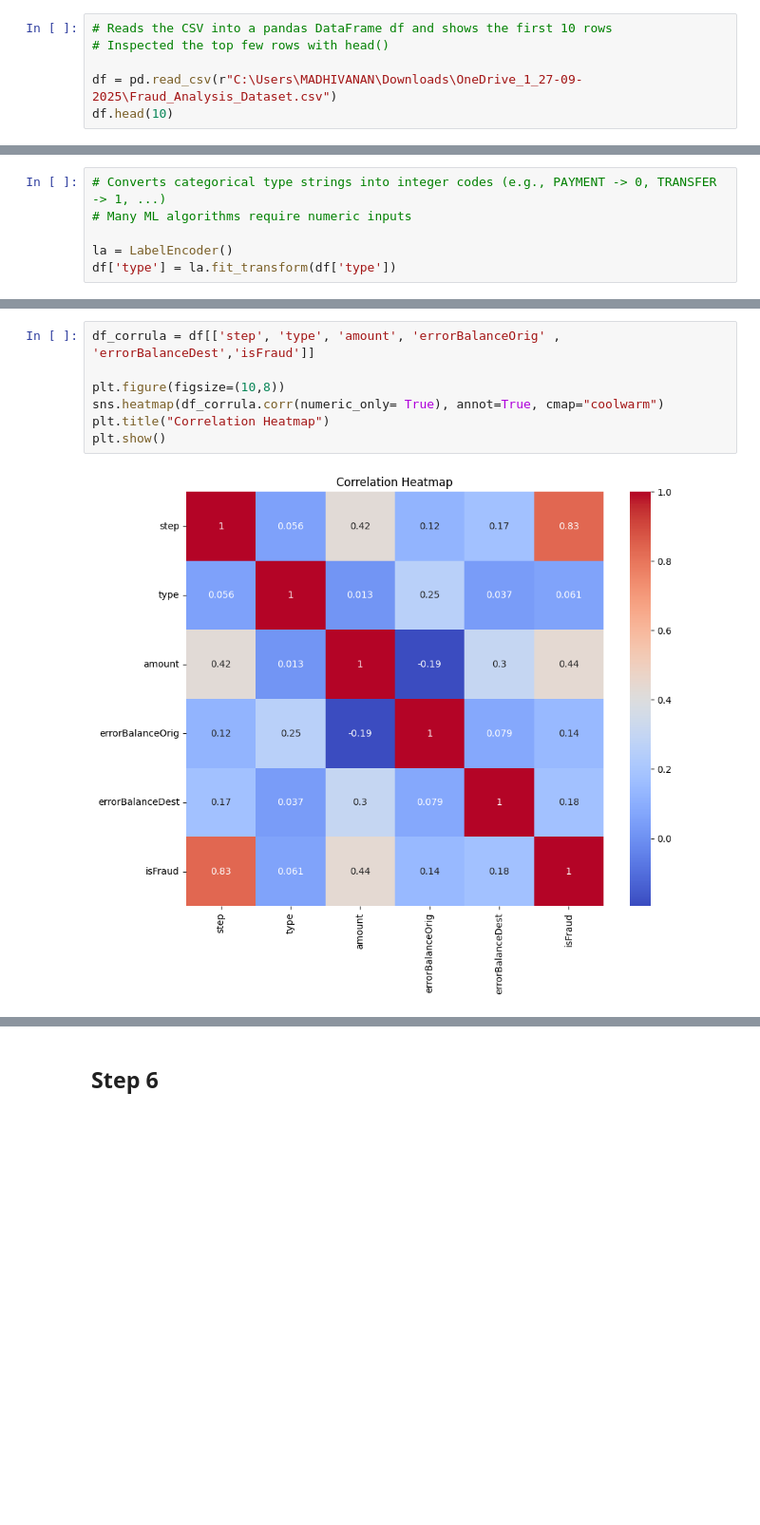
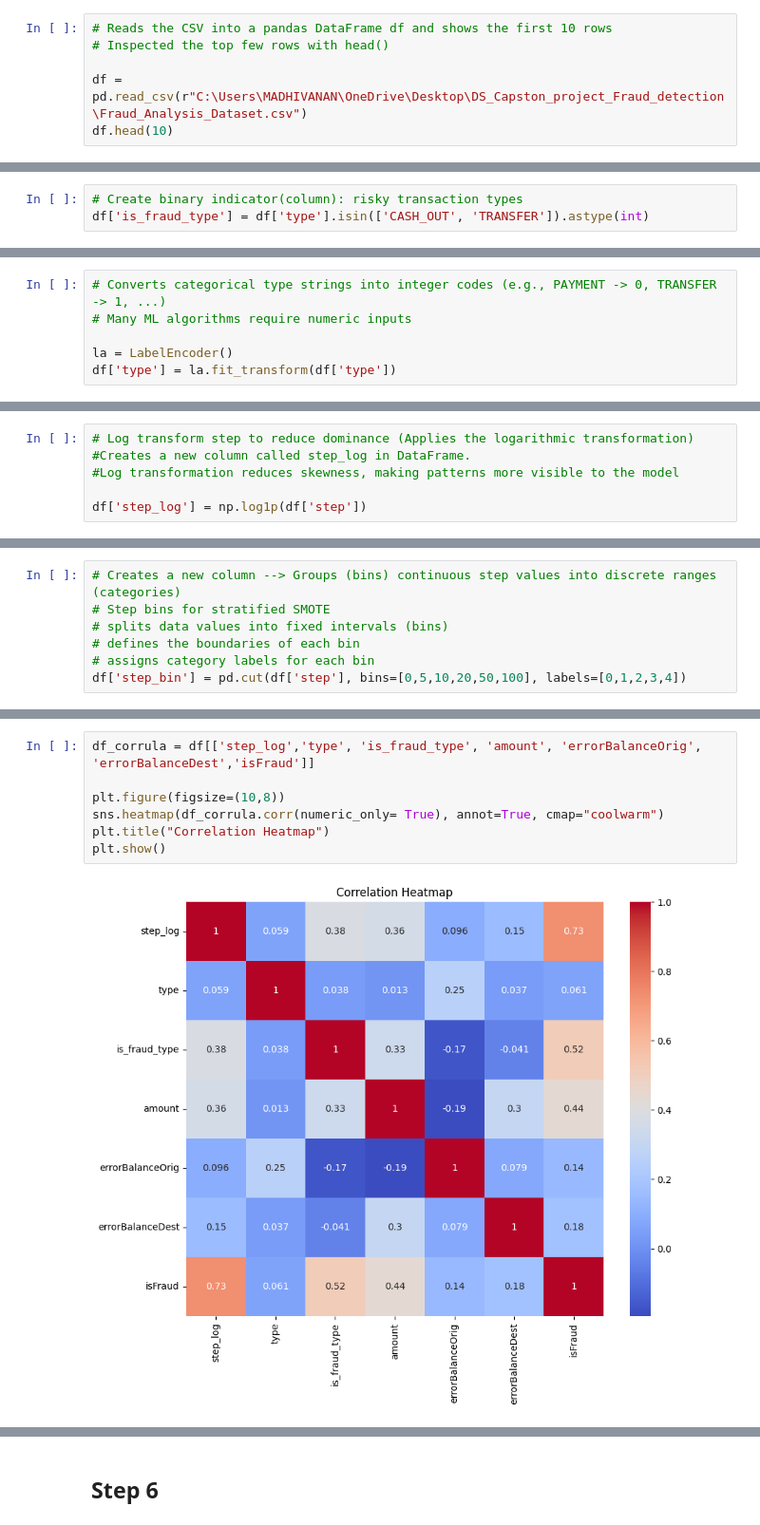
Before and after one commit to madhivanan1999/chatbot, a Jupyter notebook: Fraud detection/Fraud detection.ipynb, the cells around one changed output, grey strips where cells are left out. Shown at 95% size. Saved outputs shown, nothing was run; the diff lists cells and outputs as text; blank space fills up the shorter version.

Commit message:
smote bin

```diff
--- a/Fraud detection/Fraud detection.ipynb
+++ b/Fraud detection/Fraud detection.ipynb
@@ -50,7 +51,7 @@ import pickle
 # Reads the CSV into a pandas DataFrame df and shows the first 10 rows
 # Inspected the top few rows with head()
 
-df = pd.read_csv(r"C:\Users\MADHIVANAN\Downloads\OneDrive_1_27-09-2025\Fraud_Analysis_Dataset.csv")
+df = pd.read_csv(r"C:\Users\MADHIVANAN\OneDrive\Desktop\DS_Capston_project_Fraud_detection\Fraud_Analysis_Dataset.csv")
 df.head(10)
 # %% [output]
 |  | step | type | amount | nameOrig | oldbalanceOrg | newbalanceOrig | nameDest | oldbalanceDest | ... |
@@ -235,3 +215,6 @@ df["errorBalanceDest"] = df["oldbalanceDest"] + df["amount"] - df["newbalanceDes
+# %%
+# Create binary indicator(column): risky transaction types
+df['is_fraud_type'] = df['type'].isin(['CASH_OUT', 'TRANSFER']).astype(int)
 # %% [markdown]
 5.2 Encoding categorical features
 # %%
@@ -242,0 +251,6 @@ df['type'] = la.fit_transform(df['type'])
+# %%
+# Log transform step to reduce dominance (Applies the logarithmic transformation)
+#Creates a new column called step_log in DataFrame.
+#Log transformation reduces skewness, making patterns more visible to the model
+
+df['step_log'] = np.log1p(df['step'])
@@ -242,0 +259,7 @@ df['type'] = la.fit_transform(df['type'])
+# %%
+# Creates a new column --> Groups (bins) continuous step values into discrete ranges (categories)
+# Step bins for stratified SMOTE
+# splits data values into fixed intervals (bins)
+# defines the boundaries of each bin
+# assigns category labels for each bin
+df['step_bin'] = pd.cut(df['step'], bins=[0,5,10,20,50,100], labels=[0,1,2,3,4])
@@ -243,10 +268,10 @@ df['type'] = la.fit_transform(df['type'])
 # %%
-df_corrula = df[['step', 'type', 'amount', 'errorBalanceOrig' , 'errorBalanceDest','isFraud']]
+df_corrula = df[['step_log','type', 'is_fraud_type', 'amount', 'errorBalanceOrig', 'errorBalanceDest','isFraud']]
 
 plt.figure(figsize=(10,8))
 sns.heatmap(df_corrula.corr(numeric_only= True), annot=True, cmap="coolwarm")
 plt.title("Correlation Heatmap")
 plt.show()
 # %% [output]
-[figure, old version]
+[figure, new version]
 # %% [markdown]
```
Also changed, not shown: parts of 32 cells of this notebook.
